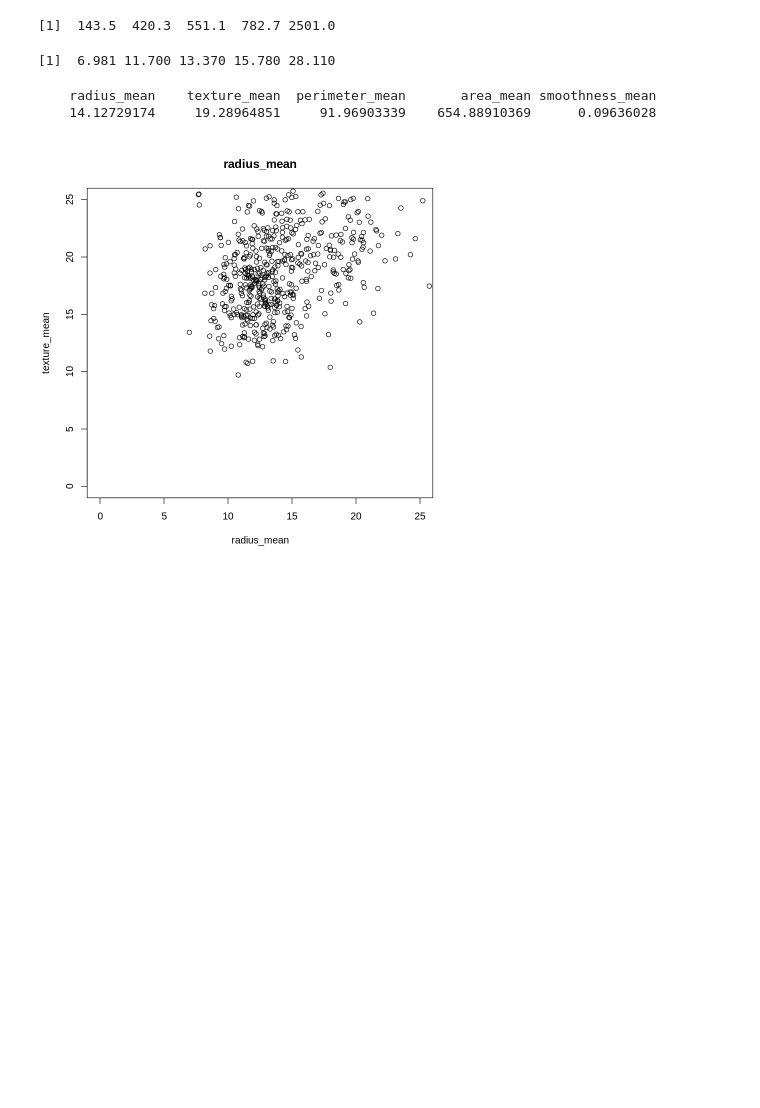
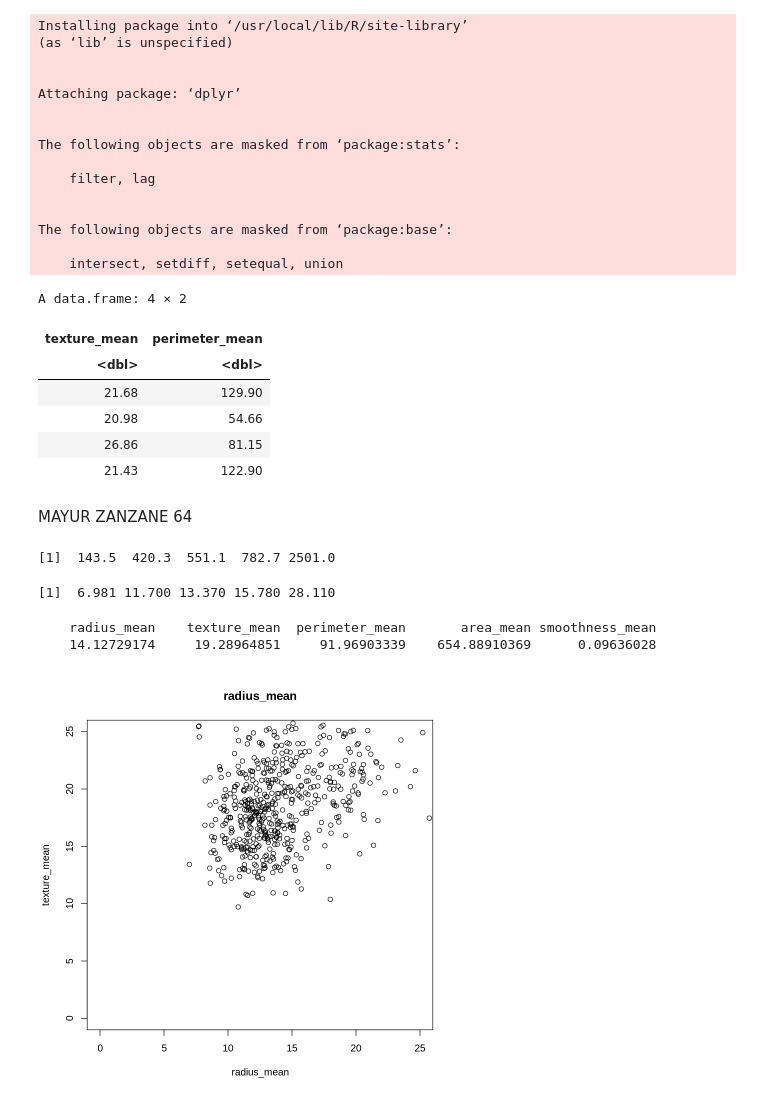
Before and after one commit to mayur-zanzane/Rlab, a Jupyter notebook: R_mini_Project_64.ipynb, the cells around one changed output. Drawn from its saved outputs; the diff is of its cells as text; code cells hidden in the pictures; blank space fills up the shorter version.

```diff
--- a/R_mini_Project_64.ipynb
+++ b/R_mini_Project_64.ipynb
@@ -31,3 +94,34 @@ A data.frame: 569 × 33
+# %%
+# e. Write R function to sample tuples starting at index N to N+m from any data set provided.
+install.packages('dplyr')
+library('dplyr')
+data_sample <- sample_n(data[4:5], 4)
+data_sample
+# %% [output]
+Installing package into ‘/usr/local/lib/R/site-library’
+(as ‘lib’ is unspecified)
+
+
+Attaching package: ‘dplyr’
+
+
+The following objects are masked from ‘package:stats’:
+
+    filter, lag
+
+
+The following objects are masked from ‘package:base’:
+
+    intersect, setdiff, setequal, union
+A data.frame: 4 × 2
+| texture_mean | perimeter_mean |
+| <dbl> | <dbl> |
+| 21.68 | 129.90 |
+| 20.98 | 54.66 |
+| 26.86 | 81.15 |
+| 21.43 | 122.90 |
+# %% [markdown]
+MAYUR ZANZANE 64
 # %%
 # a. print the 5 point statistical summary for any 2 numeric attributes from your data set
 fivenum(data$area_mean)
```
Also changed, not shown: parts of 5 cells of this notebook.
